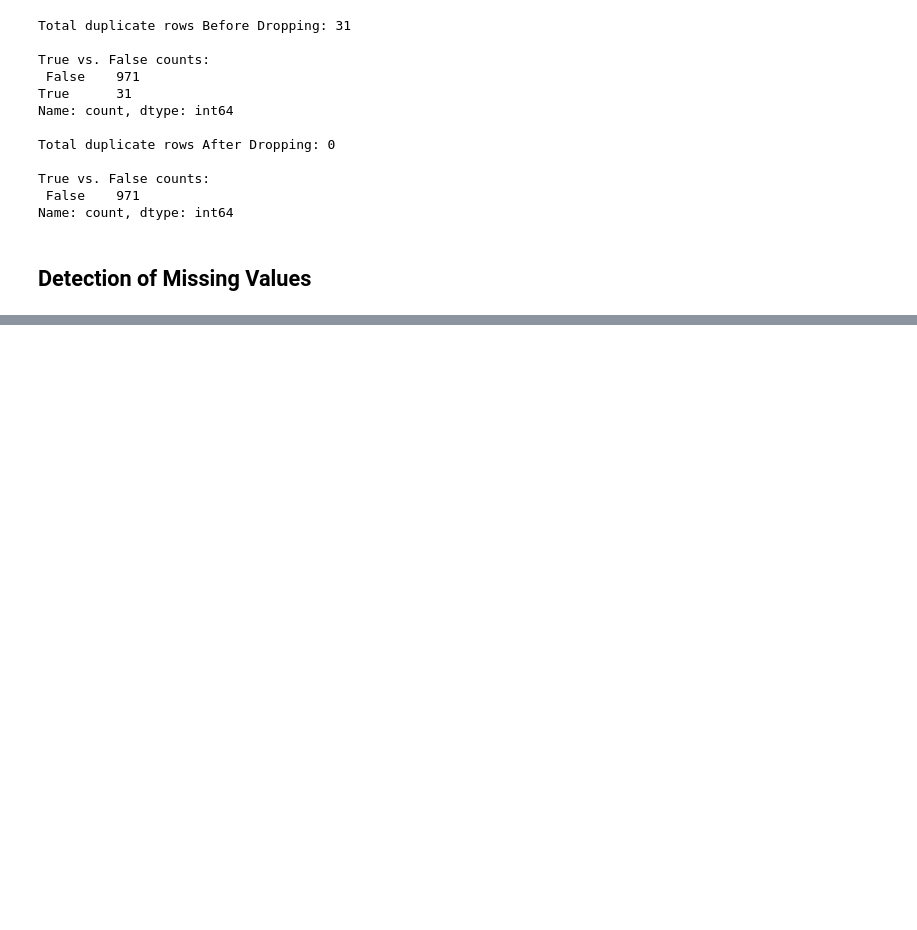
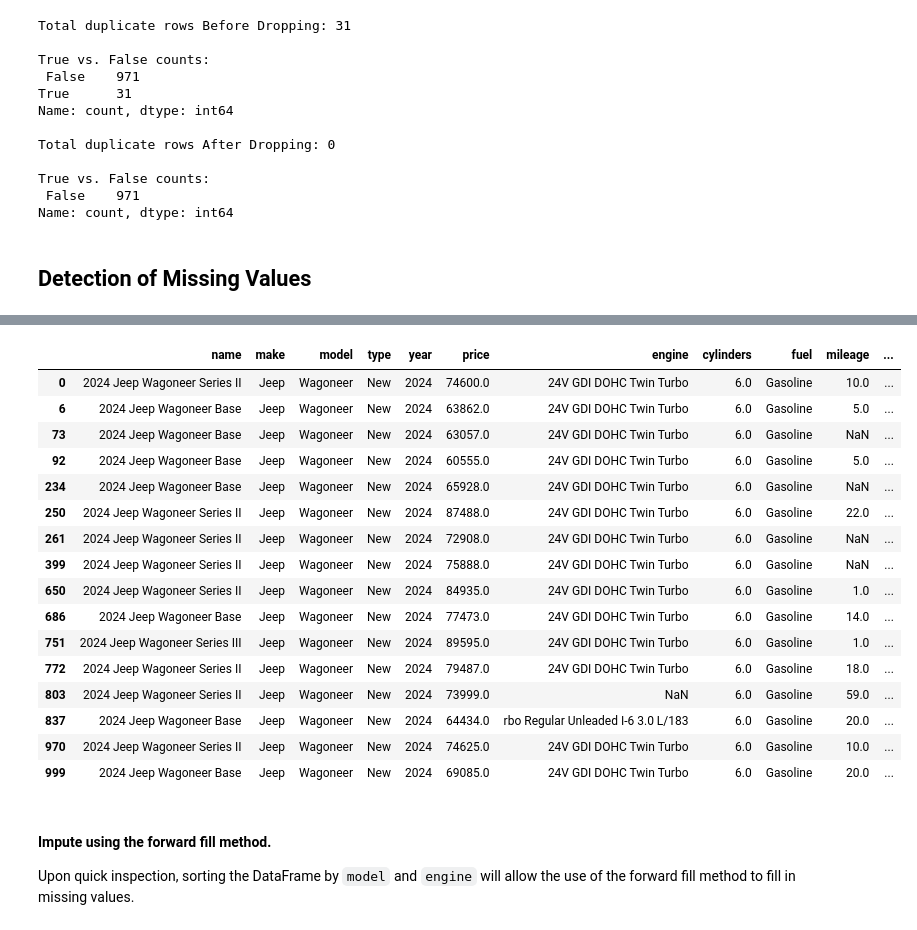
Before and after one commit to bravobryan/data_clean_vehicle_dataset, a Jupyter notebook: data_clean_vehicles.ipynb, the cells around one changed output, grey strips where cells are left out. Drawn from its saved outputs; the diff is of its cells as text; code cells hidden in the pictures; blank space fills up the shorter version.

```diff
--- a/data_clean_vehicles.ipynb
+++ b/data_clean_vehicles.ipynb
@@ -183,0 +205,5 @@ Data Sparsity: 0.013509420245956262
+# %%
+#-- Find median based on make and model
+median_vals = vehicle_only_df.groupby(['make', 'model'])['price'].median().reset_index()
+print(median_vals[median_vals['price'].isna()])  # Check for missing values in the df
+median_vals
@@ -183,0 +230,18 @@ Data Sparsity: 0.013509420245956262
+# %%
+##-- Drop defined rows, then impute median values --##
+dropping_rows = vehicle_only_df[vehicle_only_df['model'].isin(['530', 'GLE 350'])]
+vehicle_only_df.drop(dropping_rows.index, axis=0, inplace=True)
+
+
+# Create a loop that imputes null values based on the vehicle model.
+values = []
+for i in range(vehicle_only_df.shape[0]):
+    if pd.isnull(vehicle_only_df.iloc[i,5]):  # Checks if row is null on price variable
+        m = vehicle_only_df.iloc[i,2]  # Extracts model name
+        values.append(float(median_vals[median_vals['model']==m]['price']))  # append median value
+    else:
+        values.append(vehicle_only_df.iloc[i,5])  # append original price value
+
+# Inspect missing values before and after imputation.
+vehicle_only_df['price_check'] = values
+print(vehicle_only_df[['price', 'price_check']].isna().sum())
@@ -183,0 +252,6 @@ Data Sparsity: 0.013509420245956262
+# %%
+##-- replace 'price' with 'price_check' --##
+vehicle_only_df['price'] = vehicle_only_df['price_check']
+vehicle_only_df.drop('price_check', axis=1, inplace=True)
+print(f"Total Missing values for 'price' variable: {vehicle_only_df['price'].isna().sum()}")
+vehicle_only_df.head()
@@ -183,0 +291,24 @@ Data Sparsity: 0.013509420245956262
+# %%
+# Subsetting for model 'Wagoneer'
+vehicle_only_df[vehicle_only_df['model'] == 'Wagoneer']
+# %% [output]
+|  | name | make | model | type | year | price | engine | cylinders | fuel | mileage | ... |
+| 0 | 2024 Jeep Wagoneer Series II | Jeep | Wagoneer | New | 2024 | 74600.0 | 24V GDI DOHC Twin Turbo | 6.0 | Gasoline | 10.0 | ... |
+| 6 | 2024 Jeep Wagoneer Base | Jeep | Wagoneer | New | 2024 | 63862.0 | 24V GDI DOHC Twin Turbo | 6.0 | Gasoline | 5.0 | ... |
+| 73 | 2024 Jeep Wagoneer Base | Jeep | Wagoneer | New | 2024 | 63057.0 | 24V GDI DOHC Twin Turbo | 6.0 | Gasoline | NaN | ... |
+| 92 | 2024 Jeep Wagoneer Base | Jeep | Wagoneer | New | 2024 | 60555.0 | 24V GDI DOHC Twin Turbo | 6.0 | Gasoline | 5.0 | ... |
+| 234 | 2024 Jeep Wagoneer Base | Jeep | Wagoneer | New | 2024 | 65928.0 | 24V GDI DOHC Twin Turbo | 6.0 | Gasoline | NaN | ... |
+| 250 | 2024 Jeep Wagoneer Series II | Jeep | Wagoneer | New | 2024 | 87488.0 | 24V GDI DOHC Twin Turbo | 6.0 | Gasoline | 22.0 | ... |
+| 261 | 2024 Jeep Wagoneer Series II | Jeep | Wagoneer | New | 2024 | 72908.0 | 24V GDI DOHC Twin Turbo | 6.0 | Gasoline | NaN | ... |
+| 399 | 2024 Jeep Wagoneer Series II | Jeep | Wagoneer | New | 2024 | 75888.0 | 24V GDI DOHC Twin Turbo | 6.0 | Gasoline | NaN | ... |
+| 650 | 2024 Jeep Wagoneer Series II | Jeep | Wagoneer | New | 2024 | 84935.0 | 24V GDI DOHC Twin Turbo | 6.0 | Gasoline | 1.0 | ... |
+| 686 | 2024 Jeep Wagoneer Base | Jeep | Wagoneer | New | 2024 | 77473.0 | 24V GDI DOHC Twin Turbo | 6.0 | Gasoline | 14.0 | ... |
+| 751 | 2024 Jeep Wagoneer Series III | Jeep | Wagoneer | New | 2024 | 89595.0 | 24V GDI DOHC Twin Turbo | 6.0 | Gasoline | 1.0 | ... |
+| 772 | 2024 Jeep Wagoneer Series II | Jeep | Wagoneer | New | 2024 | 79487.0 | 24V GDI DOHC Twin Turbo | 6.0 | Gasoline | 18.0 | ... |
+| 803 | 2024 Jeep Wagoneer Series II | Jeep | Wagoneer | New | 2024 | 73999.0 | NaN | 6.0 | Gasoline | 59.0 | ... |
+| 837 | 2024 Jeep Wagoneer Base | Jeep | Wagoneer | New | 2024 | 64434.0 | rbo Regular Unleaded I-6 3.0 L/183 | 6.0 | Gasoline | 20.0 | ... |
+| 970 | 2024 Jeep Wagoneer Series II | Jeep | Wagoneer | New | 2024 | 74625.0 | 24V GDI DOHC Twin Turbo | 6.0 | Gasoline | 10.0 | ... |
+| 999 | 2024 Jeep Wagoneer Base | Jeep | Wagoneer | New | 2024 | 69085.0 | 24V GDI DOHC Twin Turbo | 6.0 | Gasoline | 20.0 | ... |
+# %% [markdown]
+#### Impute using the forward fill method.
+Upon quick inspection, sorting the DataFrame by `model` and `engine` will allow the use of the forward fill method to fill in missing values.
```
Also changed, not shown: parts of 18 cells of this notebook.
